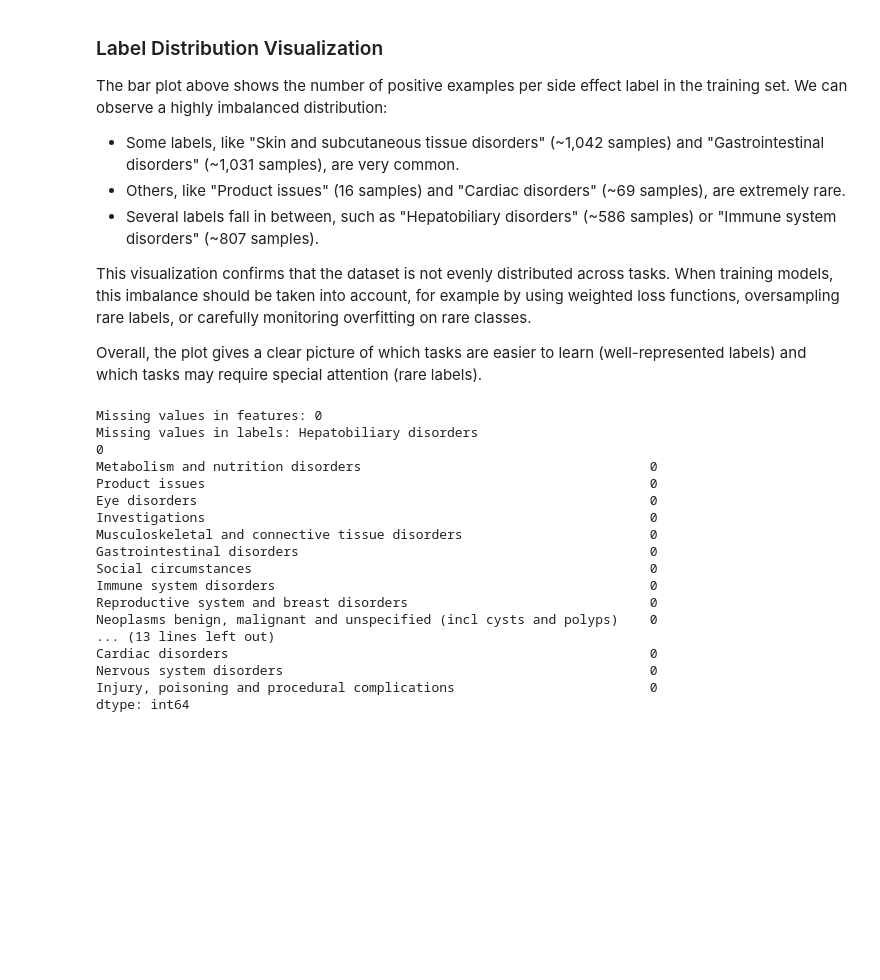
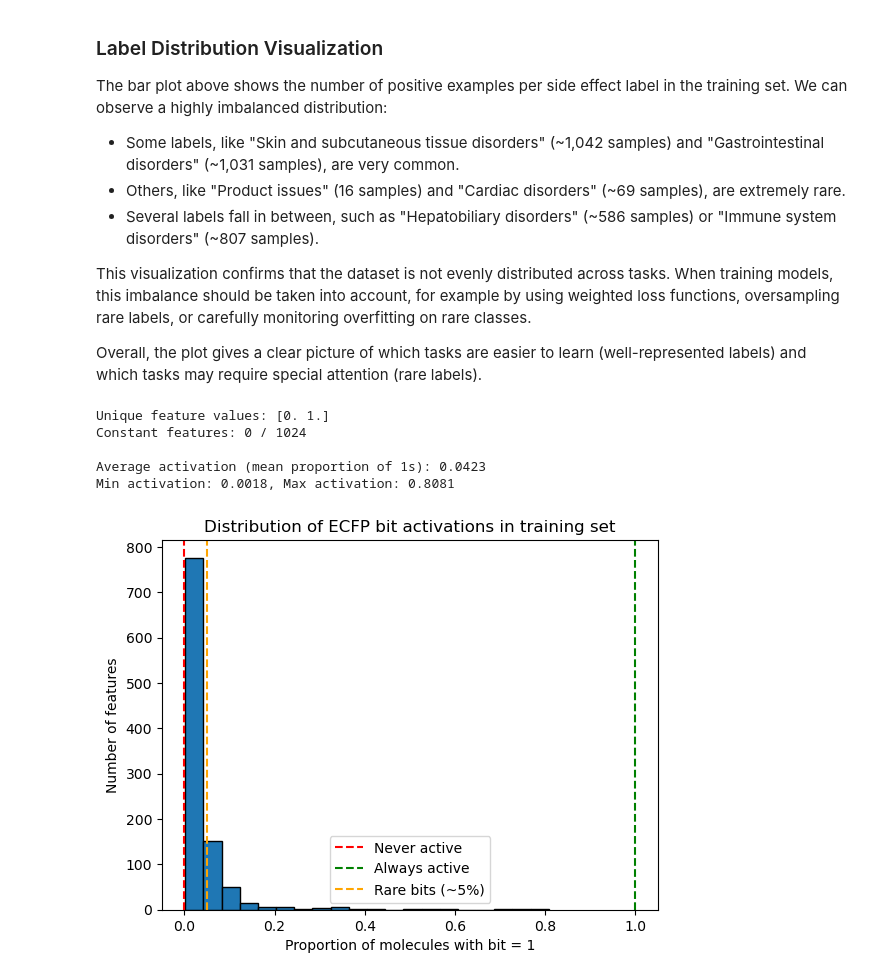
Before and after one commit to Orbliss/Cheminformatics_molecule_property_project, a Jupyter notebook: classification/classif_data_exploration.ipynb, the cells around one changed output. Drawn from its saved outputs; the diff is of its cells as text; code cells hidden in the pictures; blank space fills up the shorter version.

```diff
--- a/classification/classif_data_exploration.ipynb
+++ b/classification/classif_data_exploration.ipynb
@@ -204,23 +204,53 @@ This visualization confirms that the dataset is not evenly distributed across ta
 
 Overall, the plot gives a clear picture of which tasks are easier to learn (well-represented labels) and which tasks may require special attention (rare labels).
 # %%
-print("Missing values in features:", df_train.iloc[:, len(tasks):].isna().sum().sum())
-print("Missing values in labels:", df_train[tasks].isna().sum())
+import numpy as np
+import pandas as pd
+
+# Select only ECFP feature columns
+feature_cols = [col for col in df_train.columns if col.startswith("fp_")]
+X_train = df_train[feature_cols]
+
+# Check binary property
+unique_values = np.unique(X_train.values)
+print("Unique feature values:", unique_values)
+assert set(unique_values).issubset({0, 1}), "⚠️ Non-binary values found in ECFP features!"
+
+# Check for constant features
+constant_features = [col for col in feature_cols if X_train[col].nunique() == 1]
+print(f"Constant features: {len(constant_features)} / {len(feature_cols)}")
+
+# Compute mean activation per feature
+mean_activation = X_train.mean().sort_values(ascending=False)
+print(f"\nAverage activation (mean proportion of 1s): {mean_activation.mean():.4f}")
+print(f"Min activation: {mean_activation.min():.4f}, Max activation: {mean_activation.max():.4f}")
+
+import numpy as np
+import matplotlib.pyplot as plt
+
+# X_train_bin : ton array binaire des features (shape: n_samples x n_features)
+bit_frequencies = X_train.mean(axis=0)  # proportion de molécules où chaque bit = 1
+
+# Créer un histogramme et récupérer les counts pour chaque bin
+counts, bins, _ = plt.hist(bit_frequencies, bins=20, edgecolor='black')
+plt.xlabel("Proportion of molecules with bit = 1")
+plt.ylabel("Number of features")
+plt.title("Distribution of ECFP bit activations in training set")
+
+# Annotations pour rare / fréquents / constants
+plt.axvline(0, color='red', linestyle='--', label='Never active')
+plt.axvline(1, color='green', linestyle='--', label='Always active')
+plt.axvline(0.05, color='orange', linestyle='--', label='Rare bits (~5%)')
+plt.legend()
+plt.show()
+
+# Print des infos numériques
+for i in range(len(counts)):
+    print(f"Bin {bins[i]:.2f}-{bins[i+1]:.2f} : {int(counts[i])} features")
 # %% [output]
-Missing values in features: 0
-Missing values in labels: Hepatobiliary disorders                                                0
-Metabolism and nutrition disorders                                     0
-Product issues                                                         0
-Eye disorders                                                          0
-Investigations                                                         0
-Musculoskeletal and connective tissue disorders                        0
-Gastrointestinal disorders                                             0
-Social circumstances                                                   0
-Immune system disorders                                                0
-Reproductive system and breast disorders                               0
-Neoplasms benign, malignant and unspecified (incl cysts and polyps)    0
-... (13 lines left out)
-Cardiac disorders                                                      0
-Nervous system disorders                                               0
-Injury, poisoning and procedural complications                         0
-dtype: int64
+Unique feature values: [0. 1.]
+Constant features: 0 / 1024
+
+Average activation (mean proportion of 1s): 0.0423
+Min activation: 0.0018, Max activation: 0.8081
+[figure, added]
```
Also changed, not shown: parts of 11 cells of this notebook.
